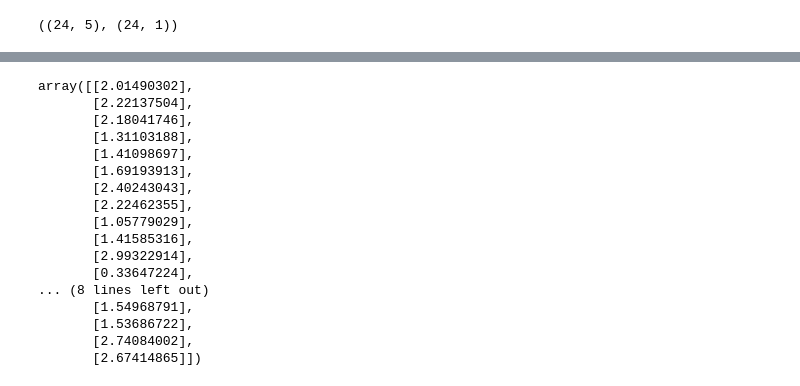
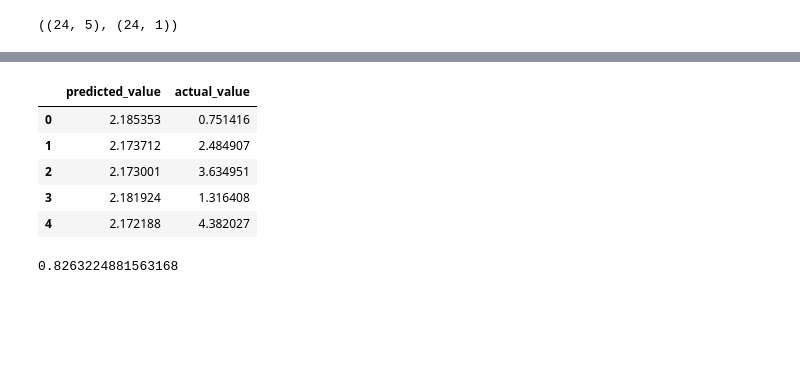
Before and after one commit to 0shankart/MachineLearning, a Jupyter notebook: DeepLearning/01_Neural_Networks_Theory_Implementation.ipynb, the cells around one changed output, grey strips where cells are left out. Drawn from its saved outputs; the diff is of its cells as text; code cells hidden in the pictures; blank space fills up the shorter version.

```diff
--- a/DeepLearning/01_Neural_Networks_Theory_Implementation.ipynb
+++ b/DeepLearning/01_Neural_Networks_Theory_Implementation.ipynb
@@ -212,11 +226,11 @@ def back_propagation(x, y, output, params):
     return  grads
 # %%
 def training(x_train, y_train, x_test, y_test, cache, params, epochs=100000000,\
-             batch_size = 64, optimizer="sgd", l_rate=0.0001, beta=0.9,):
+             batch_size = 64, optimizer="sgd", l_rate=0.001):
 
     num_batches = (x_train.shape[0]//batch_size) + 1
     start_time = time.time()
-    template = "Epoch {}: {:.2f}s, train loss={:.2f}, test loss={:.2f}"
+    template = "Epoch {}: {:.2f}s, train loss={:.2f}"
 
     # Train
     for i in range(epochs):
@@ -236,8 +250,6 @@ def training(x_train, y_train, x_test, y_test, cache, params, epochs=100000000,\
             output = feed_forward(x, cache, params)
             #backprop
             grads = back_propagation(x, y, output, params)
-            print(f'cache -- {cache}')
-            print(f'params -- {params}')
             for key in params:
                 params[key] = params[key] - l_rate * grads[key]
 
@@ -248,12 +260,9 @@ def training(x_train, y_train, x_test, y_test, cache, params, epochs=100000000,\
         output = feed_forward(x_train, cache, params)
         train_loss = loss_fuction(output,  y_train)
 
-        # Test data
-        output = feed_forward(x_test, cache, params)
-        test_loss = loss_fuction( output, y_test,)
-        #print(train_loss, test_loss)
-        print(template.format(i+1, time.time()-start_time,  train_loss, test_loss))
+
+        print(template.format(i+1, time.time()-start_time,  train_loss))
 # %%
-training(X_train, y_train, X_test, y_test, cache, params, epochs=1,\
+training(X_train, y_train, X_test, y_test, cache, params, epochs=1000,\
              batch_size = 64, )
 # %% [output]
@@ -304,20 +296,18 @@ cache
-# %%
-y_test
-# %% [output]
-array([[2.01490302],
-       [2.22137504],
-       [2.18041746],
-       [1.31103188],
-       [1.41098697],
-       [1.69193913],
-       [2.40243043],
-       [2.22462355],
-       [1.05779029],
-       [1.41585316],
-       [2.99322914],
-       [0.33647224],
-... (8 lines left out)
-       [1.54968791],
-       [1.53686722],
-       [2.74084002],
-       [2.67414865]])
+# %%
+results = pd.DataFrame({'predicted_value': output.T[:,0], 'actual_value':y_test[:,0]})
+results[:5]
+# %% [output]
+|  | predicted_value | actual_value |
+| 0 | 2.185353 | 0.751416 |
+| 1 | 2.173712 | 2.484907 |
+| 2 | 2.173001 | 3.634951 |
+| 3 | 2.181924 | 1.316408 |
+| 4 | 2.172188 | 4.382027 |
+# %%
+from sklearn.metrics import mean_squared_error
+
+errors = mean_squared_error(y_test, output.T, squared=True)
+# report error
+print(errors)
+# %% [output]
+0.8263224881563168
```
Also changed, not shown: parts of 7 cells of this notebook.
